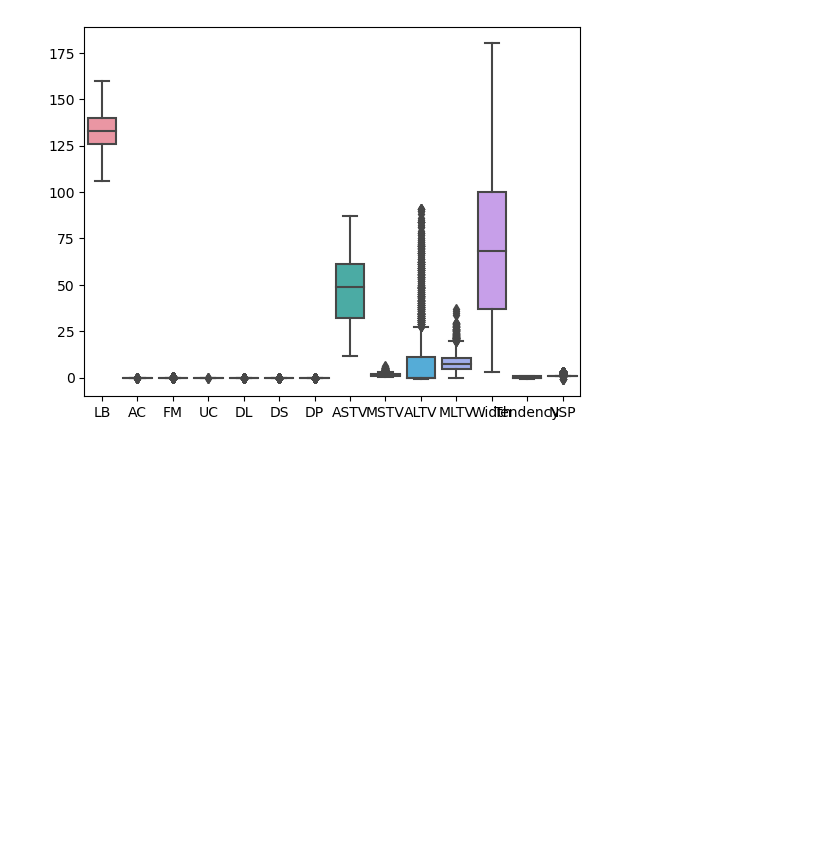
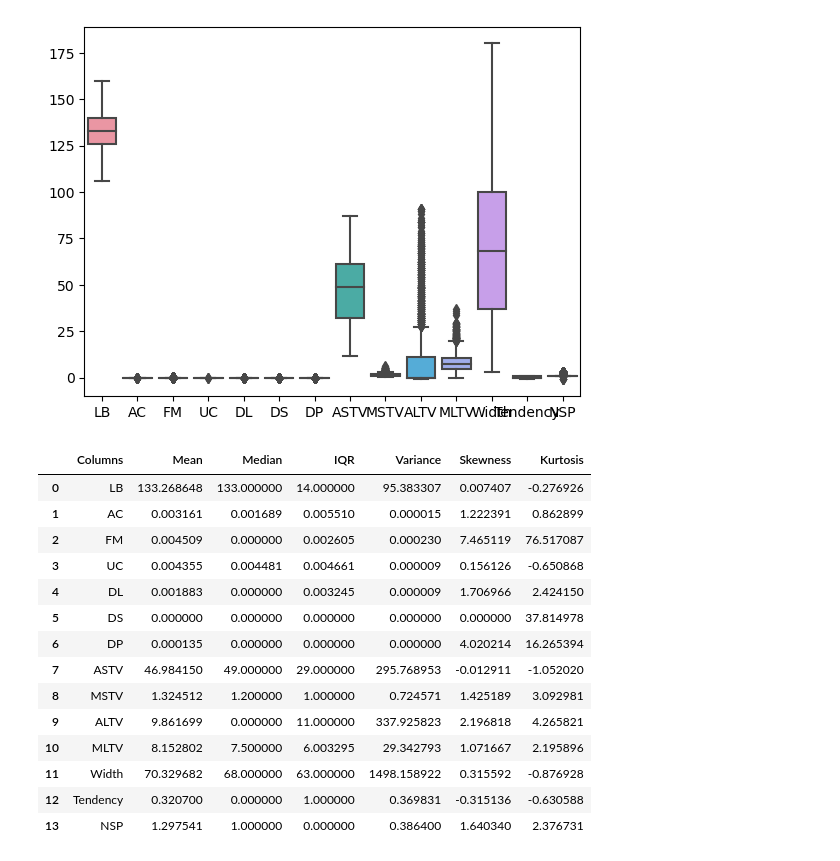
Before and after one commit to Priyanshu501/Assignments, a Jupyter notebook: EDA1/EDA1.ipynb, the cells around one changed output. Drawn from its saved outputs; the diff is of its cells as text; code cells hidden in the pictures; blank space fills up the shorter version.

Commit message:
EDA1: Statistical Summary Done!

```diff
--- a/EDA1/EDA1.ipynb
+++ b/EDA1/EDA1.ipynb
@@ -157,3 +157,30 @@ sns.boxplot(df)
 # %% [output]
 <Axes: >
 [figure]
+# %%
+def iqr(column):
+    q1 = df[column].quantile(0.25)
+    q3 = df[column].quantile(0.75)
+    return q3 - q1
+# %%
+summary = pd.DataFrame(columns=['Columns', 'Mean' ,'Median', 'IQR', 'Variance', 'Skewness', 'Kurtosis'])
+
+for i in df.columns.to_list():
+    summary.loc[len(summary)] = [i, round(df[i].mean(), 6), round(df[i].median(), 6), round(iqr(i), 6), round(df[i].var(), 6), round(df[i].skew(), 6), round(df[i].kurt(), 6)]
+summary
+# %% [output]
+|  | Columns | Mean | Median | IQR | Variance | Skewness | Kurtosis |
+| 0 | LB | 133.268648 | 133.000000 | 14.000000 | 95.383307 | 0.007407 | -0.276926 |
+| 1 | AC | 0.003161 | 0.001689 | 0.005510 | 0.000015 | 1.222391 | 0.862899 |
+| 2 | FM | 0.004509 | 0.000000 | 0.002605 | 0.000230 | 7.465119 | 76.517087 |
+| 3 | UC | 0.004355 | 0.004481 | 0.004661 | 0.000009 | 0.156126 | -0.650868 |
+| 4 | DL | 0.001883 | 0.000000 | 0.003245 | 0.000009 | 1.706966 | 2.424150 |
+| 5 | DS | 0.000000 | 0.000000 | 0.000000 | 0.000000 | 0.000000 | 37.814978 |
+| 6 | DP | 0.000135 | 0.000000 | 0.000000 | 0.000000 | 4.020214 | 16.265394 |
+| 7 | ASTV | 46.984150 | 49.000000 | 29.000000 | 295.768953 | -0.012911 | -1.052020 |
+| 8 | MSTV | 1.324512 | 1.200000 | 1.000000 | 0.724571 | 1.425189 | 3.092981 |
+| 9 | ALTV | 9.861699 | 0.000000 | 11.000000 | 337.925823 | 2.196818 | 4.265821 |
+| 10 | MLTV | 8.152802 | 7.500000 | 6.003295 | 29.342793 | 1.071667 | 2.195896 |
+| 11 | Width | 70.329682 | 68.000000 | 63.000000 | 1498.158922 | 0.315592 | -0.876928 |
+| 12 | Tendency | 0.320700 | 0.000000 | 1.000000 | 0.369831 | -0.315136 | -0.630588 |
+| 13 | NSP | 1.297541 | 1.000000 | 0.000000 | 0.386400 | 1.640340 | 2.376731 |
```
Also changed, not shown: parts of 1 cell of this notebook.
